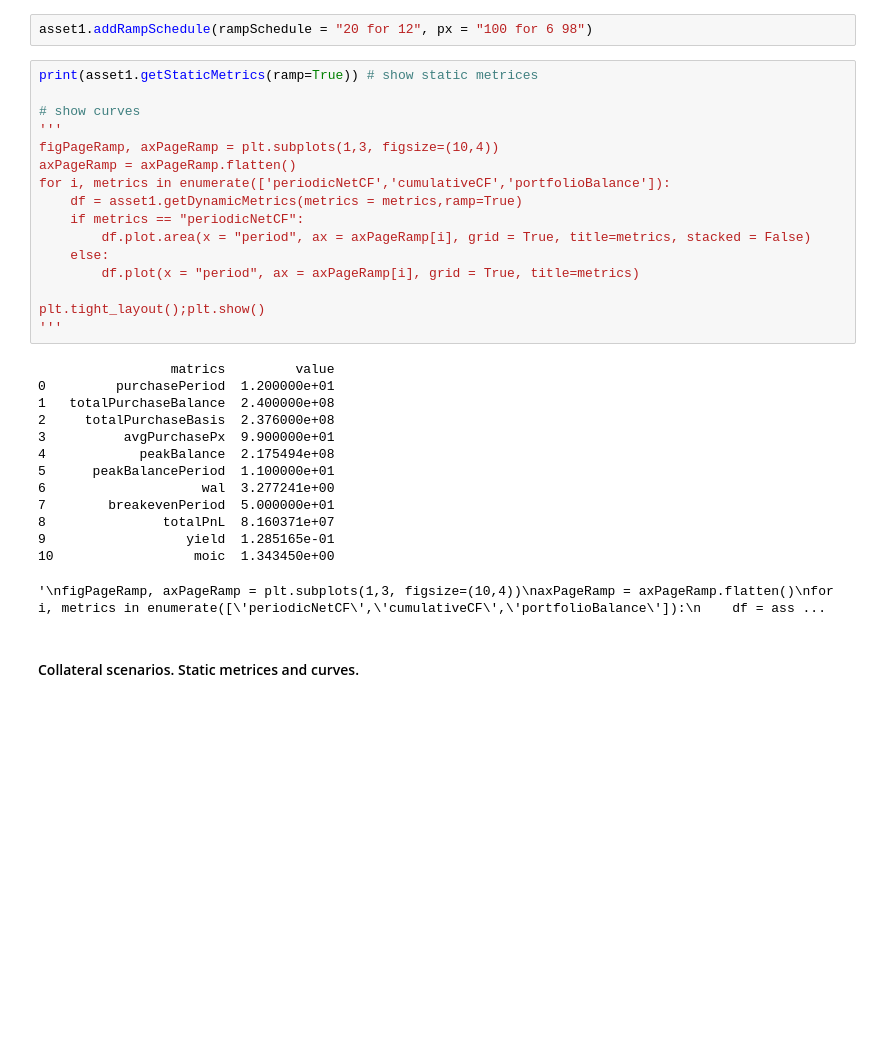
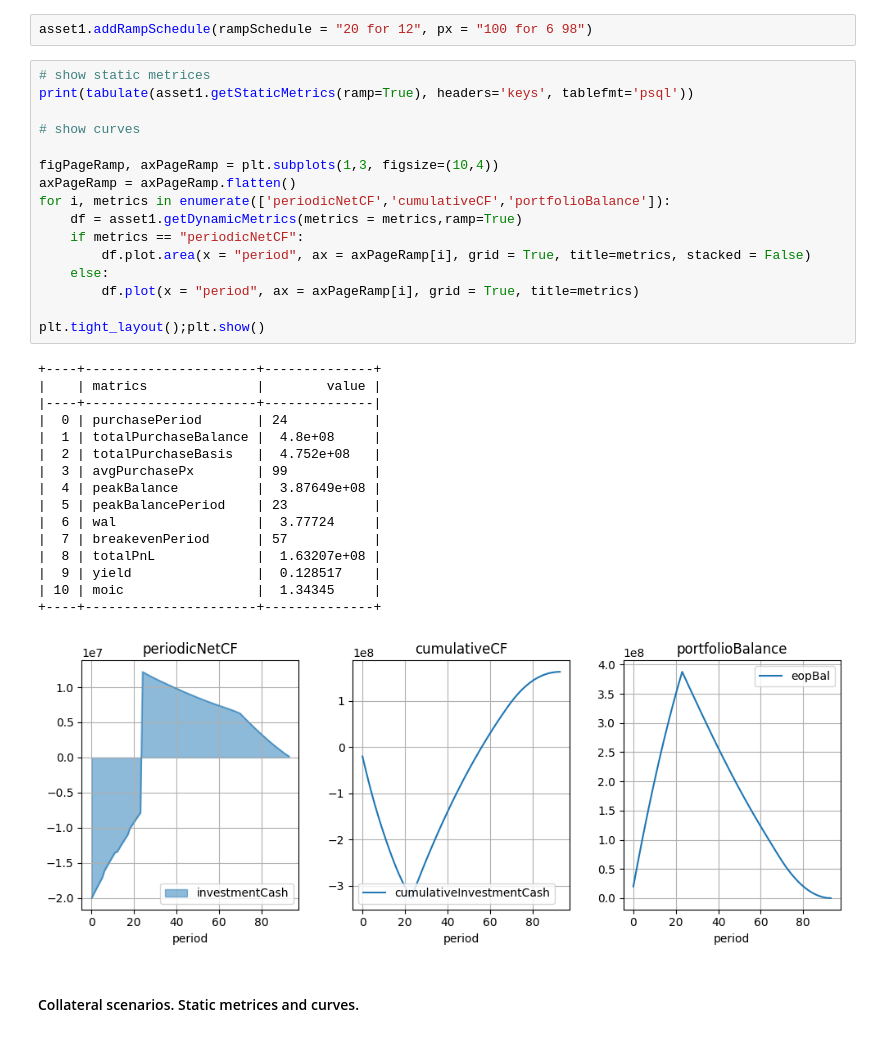
Before and after one commit to Lab450North/StructuringTool, a Jupyter notebook: SPCashflowModeling/SPCFPresentation.ipynb, the cells around one changed output. Drawn from its saved outputs; the diff is of its cells as text; blank space fills up the shorter version.

```diff
--- a/SPCashflowModeling/SPCFPresentation.ipynb
+++ b/SPCashflowModeling/SPCFPresentation.ipynb
@@ -28,35 +49,38 @@ asset1 = Asset(**AssetStore.ASSETSTORE['consumerLoan70'])
 # %%
 asset1.addRampSchedule(rampSchedule = "20 for 12", px = "100 for 6 98")
 # %%
-print(asset1.getStaticMetrics(ramp=True)) # show static metrices
+# show static metrices
+print(tabulate(asset1.getStaticMetrics(ramp=True), headers='keys', tablefmt='psql'))
 
 # show curves
-'''
+
 figPageRamp, axPageRamp = plt.subplots(1,3, figsize=(10,4))
 axPageRamp = axPageRamp.flatten()
 for i, metrics in enumerate(['periodicNetCF','cumulativeCF','portfolioBalance']):
     df = asset1.getDynamicMetrics(metrics = metrics,ramp=True)
     if metrics == "periodicNetCF":
         df.plot.area(x = "period", ax = axPageRamp[i], grid = True, title=metrics, stacked = False)
     else:
         df.plot(x = "period", ax = axPageRamp[i], grid = True, title=metrics)
 
 plt.tight_layout();plt.show()
-'''
 # %% [output]
-                 matrics         value
-0         purchasePeriod  1.200000e+01
-1   totalPurchaseBalance  2.400000e+08
-2     totalPurchaseBasis  2.376000e+08
-3          avgPurchasePx  9.900000e+01
-4            peakBalance  2.175494e+08
-5      peakBalancePeriod  1.100000e+01
-6                    wal  3.277241e+00
-7        breakevenPeriod  5.000000e+01
-8               totalPnL  8.160371e+07
-9                  yield  1.285165e-01
-10                  moic  1.343450e+00
++----+----------------------+--------------+
+|    | matrics              |        value |
+|----+----------------------+--------------|
+|  0 | purchasePeriod       | 24           |
+|  1 | totalPurchaseBalance |  4.8e+08     |
+|  2 | totalPurchaseBasis   |  4.752e+08   |
+|  3 | avgPurchasePx        | 99           |
+|  4 | peakBalance          |  3.87649e+08 |
+|  5 | peakBalancePeriod    | 23           |
+|  6 | wal                  |  3.77724     |
+|  7 | breakevenPeriod      | 57           |
+|  8 | totalPnL             |  1.63207e+08 |
+|  9 | yield                |  0.128517    |
+| 10 | moic                 |  1.34345     |
++----+----------------------+--------------+
-'\nfigPageRamp, axPageRamp = plt.subplots(1,3, figsize=(10,4))\naxPageRamp = axPageRamp.flatten()\nfor i, metrics in enumerate([\'periodicNetCF\',\'cumulativeCF\',\'portfolioBalance\']):\n    df = ass ...
+[figure, added]
 # %% [markdown]
 #### Collateral scenarios. Static metrices and curves.
 # %%
```
Also changed, not shown: parts of 6 cells of this notebook.
